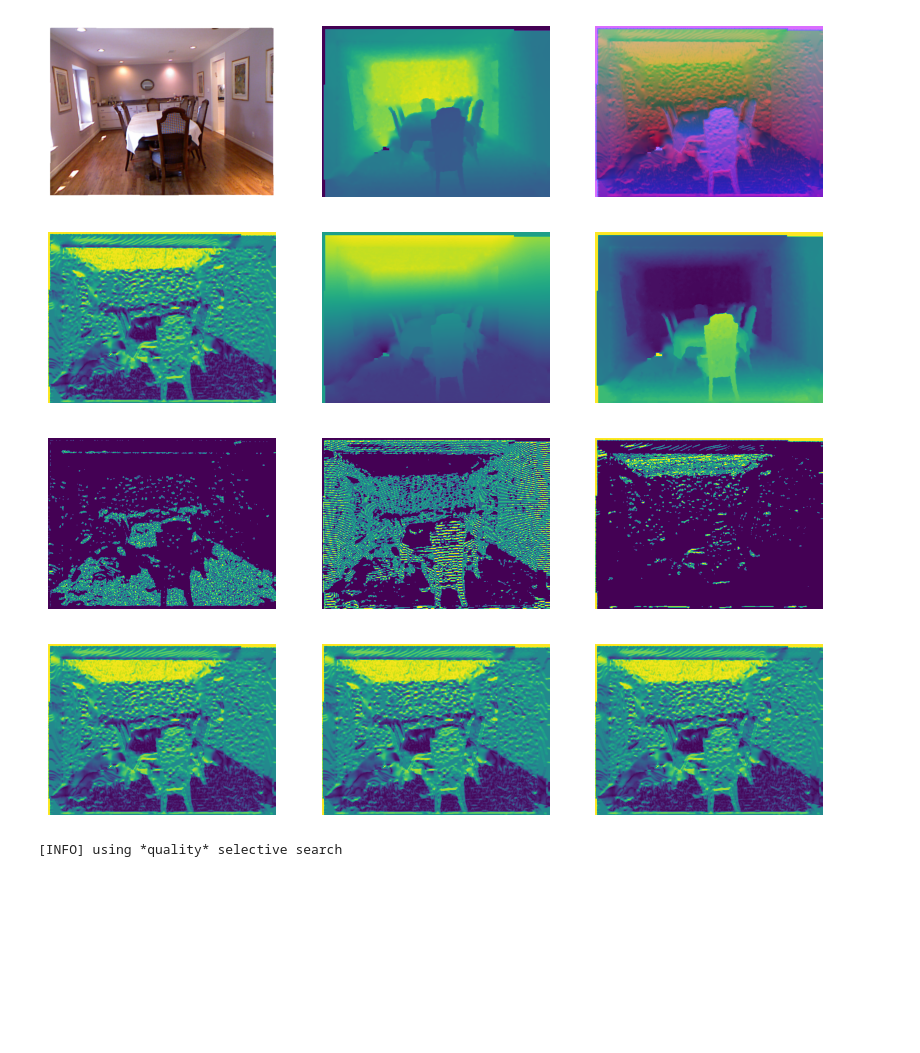
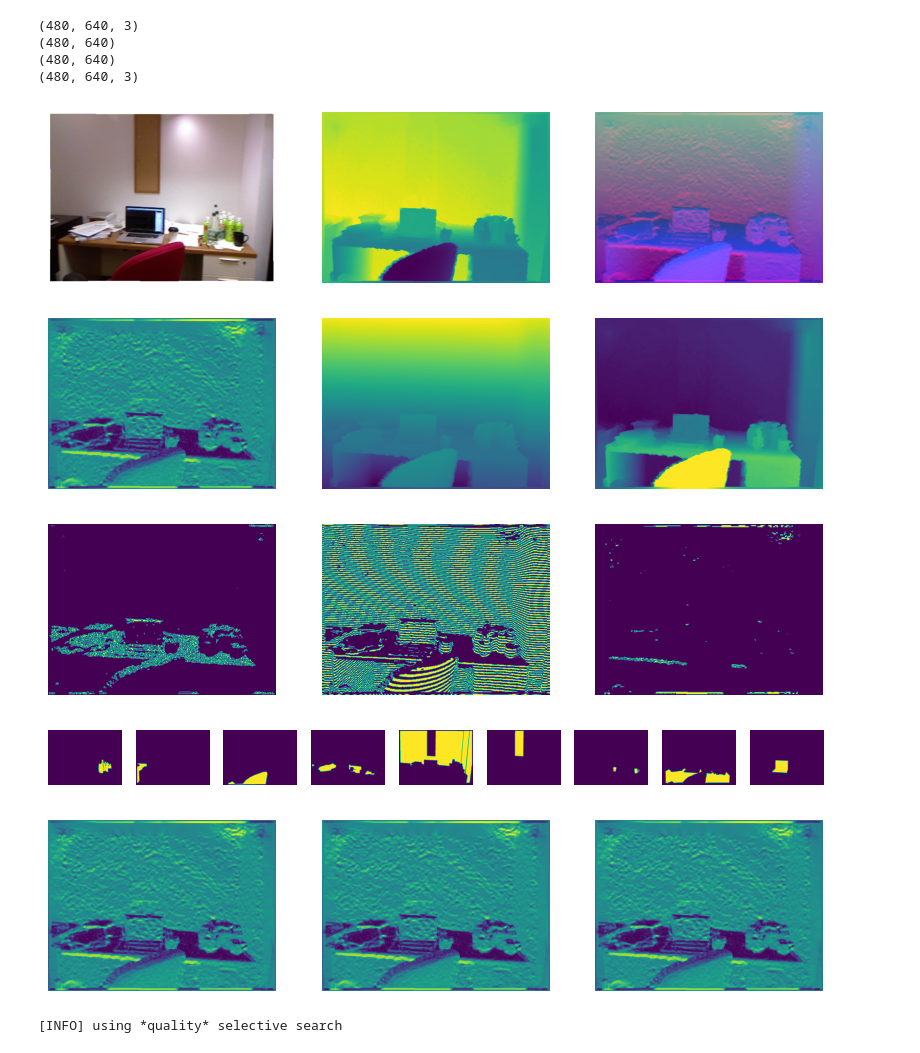
Before and after one commit to ek234/RCNN-depth-py, a Jupyter notebook: region_proposal/selectivesearch.ipynb, the cells around one changed output. Drawn from its saved outputs; the diff is of its cells as text; code cells hidden in the pictures; blank space fills up the shorter version.

Commit message:
completed selective search for one image
now have to train on a large sample of train images

```diff
--- a/region_proposal/selectivesearch.ipynb
+++ b/region_proposal/selectivesearch.ipynb
@@ -39,25 +39,39 @@ def getCameraParams ( isColor: bool ) :
     if isColor :
         return cx_rgb, cy_rgb, fx_rgb, fy_rgb
     return cx_d, cy_d, fx_d, fy_d
+# %%
+img_idx = "3"
+
+root_dir = "../nyudv2"
+# image = cv2.imread(f"{root_dir}/rgb_{img_idx}.png")
+# image_depth = np.mean(cv2.imread(f"{root_dir}/depth_{img_idx}.png"), axis=2)
+# image_labelmaps = cv2.imread(f"{root_dir}/label_maps_{img_idx}.png")
+image = np.load(f"{root_dir}/rgb/{img_idx}.npy")
+image_depth = np.load(f"{root_dir}/depth/{img_idx}.npy")
+image_labelmaps = np.load(f"{root_dir}/label/{img_idx}.npy")
+
+image_hha = cv2.imread(f"{root_dir}/hha/{img_idx}.png")
+# %%
+print(image.shape)
+print(image_depth.shape)
+print(image_labelmaps.shape)
+print(image_hha.shape)
+# %% [output]
+(480, 640, 3)
+(480, 640)
+(480, 640)
+(480, 640, 3)
 # %%
-img_idx = "00031"
-
-root_dir = "../rgb_depth_imgs"
-image = cv2.imread(f"{root_dir}/rgb_{img_idx}.png")
-image_depth = np.mean(cv2.imread(f"{root_dir}/depth_{img_idx}.png"), axis=2)
-image_hha = cv2.imread(f"{root_dir}/hha_{img_idx}.png")
-image_labelmaps = cv2.imread(f"{root_dir}/label_maps_{img_idx}.png")
-
 _, subplts = plt.subplots(1, 3, figsize=(10, 10))
 subplts[0].imshow(image)
 subplts[0].axis('off')
 subplts[1].imshow(image_depth)
 subplts[1].axis('off')
 subplts[2].imshow(image_hha)
 subplts[2].axis('off')
 plt.show()
 # %% [output]
-[figure, old version]
+[figure, new version]
 # %%
 _, subplts = plt.subplots(1, 3, figsize=(10, 10))
 subplts[0].imshow(image_hha[:, :, 0])
@@ -68,7 +82,7 @@ subplts[2].imshow(image_hha[:, :, 2])
 subplts[2].axis('off')
 plt.show()
 # %% [output]
-[figure, old version]
+[figure, new version]
 # %%
 image_xyz = np.zeros((image_depth.shape[0], image_depth.shape[1], 3))
 height, width = image_depth.shape
@@ -93,7 +107,7 @@ subplts[2].imshow(image_hha[:, :, 2] & up)
 subplts[2].axis('off')
 plt.show()
 # %% [output]
-[figure, old version]
+[figure, new version]
 # %%
 image_lmasks = [ image_labelmaps == label for label in np.unique(image_labelmaps) if label != 0 ] # 0 is background
 # %%
@@ -102,6 +116,8 @@ for i, imask in enumerate(image_lmasks) :
     subplts[i].imshow(imask)
     subplts[i].axis('off')
 plt.show()
+# %% [output]
+[figure, added]
 # %%
 _, subplts = plt.subplots(1, 3, figsize=(10, 10))
 subplts[0].imshow(image_hha[:, :, 0])
@@ -112,7 +128,7 @@ subplts[2].imshow(image_hha[:, :, 0])
 subplts[2].axis('off')
 plt.show()
 # %% [output]
-[figure, old version]
+[figure, new version]
 # %%
 needFast = False
 # %%
```
Also changed, not shown: parts of 4 cells of this notebook.
